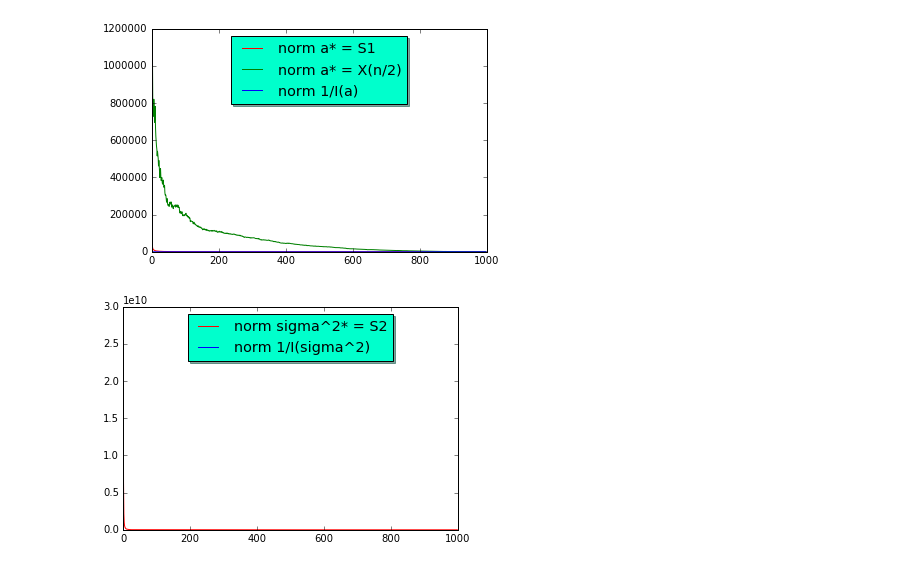
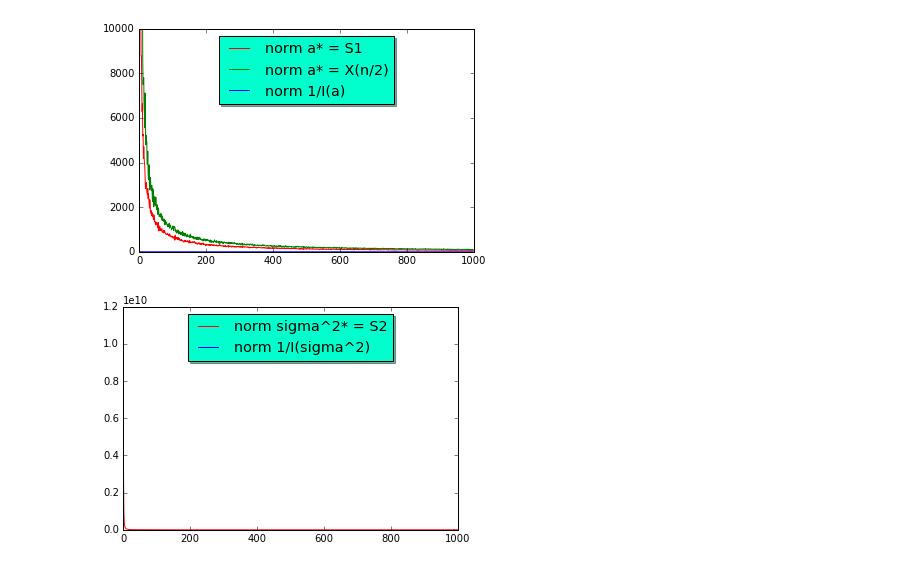
Before and after one commit to irina-rud/mathStatistics, a Jupyter notebook: Problem3_2.ipynb, the cells around one changed output. Saved outputs shown, nothing was run; the diff lists cells and outputs as text; code cells hidden in the pictures.

```diff
--- a/Problem3_2.ipynb
+++ b/Problem3_2.ipynb
@@ -72,7 +72,8 @@ def stat():
         a_n1 = X1_sorted[round(i / 2)]
         X1_but = [random.normal(a_n, param2, size = i+1) for j in range(K)]
         X1_disp += [disp1(X1_but, a_n)]
-        X1_disp1 += [disp3(X1_but, a_n1)]
+        X1_sorted_but = [random.normal(a_n1, param2, size = i+1) for j in range(K)]
+        X1_disp1 += [disp3(X1_sorted_but, a_n1)]
 
     n = range(N-1)
 
@@ -81,36 +82,37 @@ def stat():
         X1_i += [sigma_kv / (i+1)]
 
     plt.plot(n, X1_disp, color = 'r', label = "norm a* = S1")
     plt.plot(n, X1_disp1, color = 'g', label = "norm a* = X(n/2)")
     plt.plot(n, X1_i, color = 'b', label = "norm 1/I(a)")
     legend = plt.legend(loc='upper center', shadow=True, fontsize='x-large')
     legend.get_frame().set_facecolor('#00FFCC')
-    #plt.ylim(0., 100.)
+    plt.ylim(0, 10000.)
     plt.show()
 
 
 
     X2_disp = []
     summ_kv = 0
     for i in range (N - 1):
         summ_kv += (X2[i] - param2)**2
         sigma_n = summ/ (i+1)
         X2_but = [random.normal(param2, sigma_n , size = i+1) for j in range(K)]
         X2_disp += [disp2( X2_but, sigma_n)]
     X2_i = []
     for i in range (N-1):
         X2_i += [2* sigma_kv**2 / (i+1)]
     plt.plot(n, X2_disp, color = 'r', label = "norm sigma^2* = S2")
-    plt.plot(n, X1_i, color = 'b', label = "norm 1/I(sigma^2)")
+    plt.plot(n, X2_i, color = 'b', label = "norm 1/I(sigma^2)")
     legend = plt.legend(loc='upper center', shadow=True, fontsize='x-large')
     legend.get_frame().set_facecolor('#00FFCC')
+    #plt.ylim(0, 1.)
     plt.show()
 
 
 
 stat()
 # %% [output]
-[figure, old version]
+[figure, new version]
 [figure]
 # %%
 import numpy as np
```
Also changed, not shown: parts of 1 cell of this notebook.
